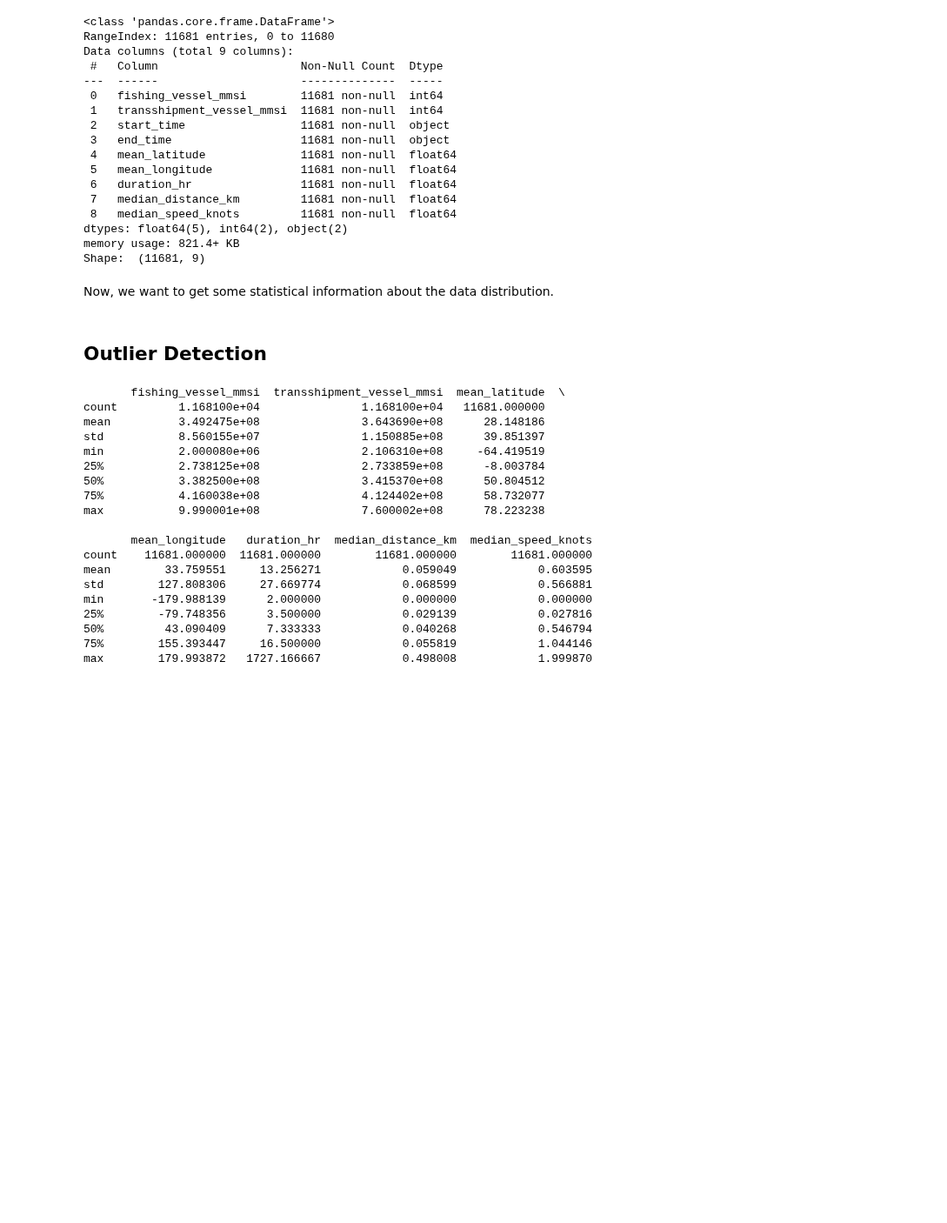
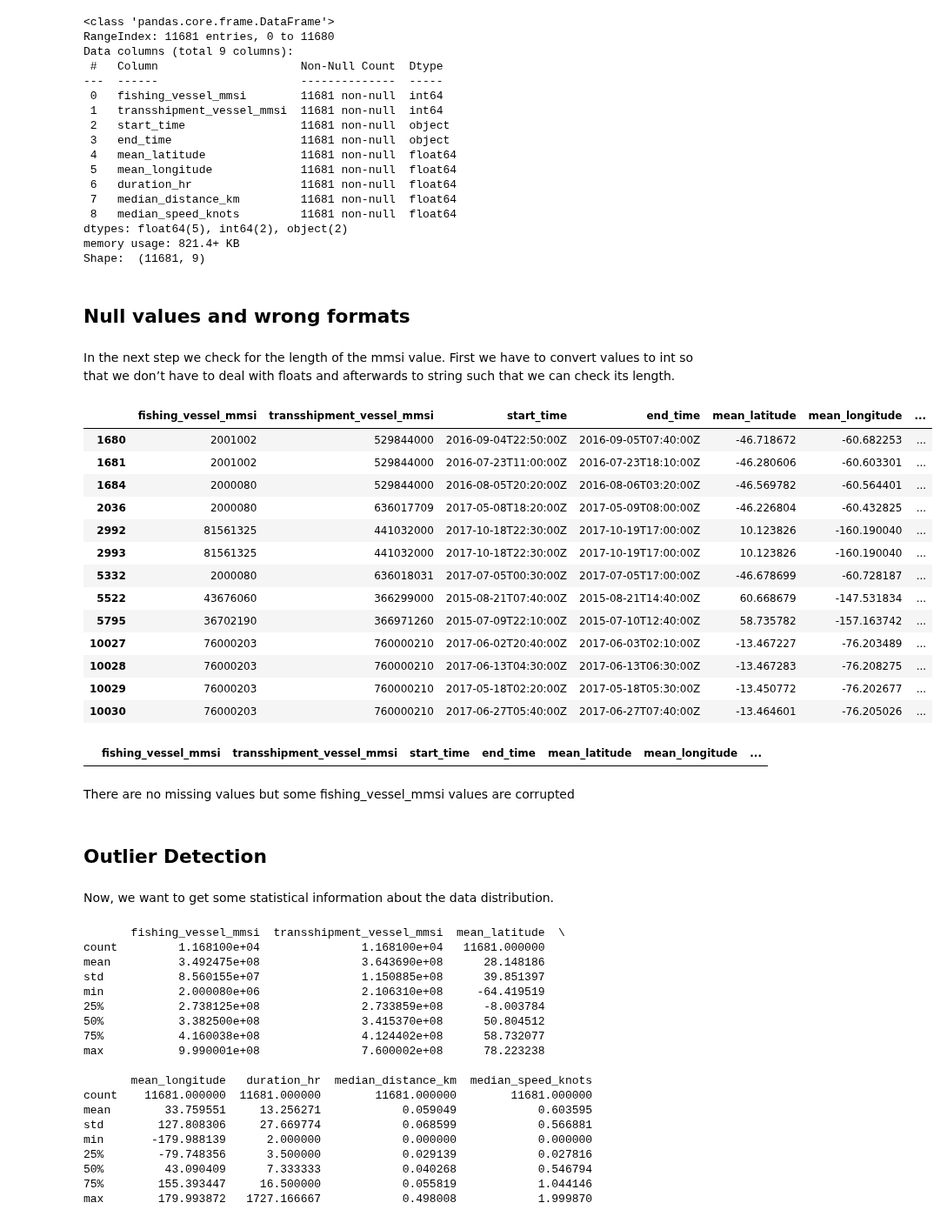
Before and after one commit to neuhart/Doing_DataScience_SS22, a Jupyter notebook: EDA.ipynb, the cells around one changed output. Shown at 87% size. Saved outputs shown, nothing was run; the diff lists cells and outputs as text; code cells hidden in the pictures; blank space fills up the shorter version.

```diff
--- a/EDA.ipynb
+++ b/EDA.ipynb
@@ -43,10 +43,37 @@ Data columns (total 9 columns):
 dtypes: float64(5), int64(2), object(2)
 memory usage: 821.4+ KB
 Shape:  (11681, 9)
+# %% [markdown]
+## Null values and wrong formats
+# %% [markdown]
+In the next step we check for the length of the mmsi value. First we have to convert values to int so that we don’t have to deal with floats and afterwards to string such that we can check its length.
+# %%
+df_enc.loc[df_enc['fishing_vessel_mmsi'].fillna(0).astype('int').astype(str).str.len() < 9] # also finds NaN values
+# %% [output]
+|  | fishing_vessel_mmsi | transshipment_vessel_mmsi | start_time | end_time | mean_latitude | mean_longitude | ... |
+| 1680 | 2001002 | 529844000 | 2016-09-04T22:50:00Z | 2016-09-05T07:40:00Z | -46.718672 | -60.682253 | ... |
+| 1681 | 2001002 | 529844000 | 2016-07-23T11:00:00Z | 2016-07-23T18:10:00Z | -46.280606 | -60.603301 | ... |
+| 1684 | 2000080 | 529844000 | 2016-08-05T20:20:00Z | 2016-08-06T03:20:00Z | -46.569782 | -60.564401 | ... |
+| 2036 | 2000080 | 636017709 | 2017-05-08T18:20:00Z | 2017-05-09T08:00:00Z | -46.226804 | -60.432825 | ... |
+| 2992 | 81561325 | 441032000 | 2017-10-18T22:30:00Z | 2017-10-19T17:00:00Z | 10.123826 | -160.190040 | ... |
+| 2993 | 81561325 | 441032000 | 2017-10-18T22:30:00Z | 2017-10-19T17:00:00Z | 10.123826 | -160.190040 | ... |
+| 5332 | 2000080 | 636018031 | 2017-07-05T00:30:00Z | 2017-07-05T17:00:00Z | -46.678699 | -60.728187 | ... |
+| 5522 | 43676060 | 366299000 | 2015-08-21T07:40:00Z | 2015-08-21T14:40:00Z | 60.668679 | -147.531834 | ... |
+| 5795 | 36702190 | 366971260 | 2015-07-09T22:10:00Z | 2015-07-10T12:40:00Z | 58.735782 | -157.163742 | ... |
+| 10027 | 76000203 | 760000210 | 2017-06-02T20:40:00Z | 2017-06-03T02:10:00Z | -13.467227 | -76.203489 | ... |
+| 10028 | 76000203 | 760000210 | 2017-06-13T04:30:00Z | 2017-06-13T06:30:00Z | -13.467283 | -76.208275 | ... |
+| 10029 | 76000203 | 760000210 | 2017-05-18T02:20:00Z | 2017-05-18T05:30:00Z | -13.450772 | -76.202677 | ... |
+| 10030 | 76000203 | 760000210 | 2017-06-27T05:40:00Z | 2017-06-27T07:40:00Z | -13.464601 | -76.205026 | ... |
+# %%
+df_enc.loc[df_enc['transshipment_vessel_mmsi'].fillna(0).astype('int').astype(str).str.len() < 9] # also finds NaN values
+# %% [output]
+|  | fishing_vessel_mmsi | transshipment_vessel_mmsi | start_time | end_time | mean_latitude | mean_longitude | ... |
+# %% [markdown]
+There are no missing values but some fishing_vessel_mmsi values are corrupted
+# %% [markdown]
+## Outlier Detection
 # %% [markdown]
 Now, we want to get some statistical information about the data distribution.
-# %% [markdown]
-## Outlier Detection
 # %%
 print(df_enc.describe())
 # %% [output]
```
Also changed, not shown: parts of 6 cells of this notebook.
